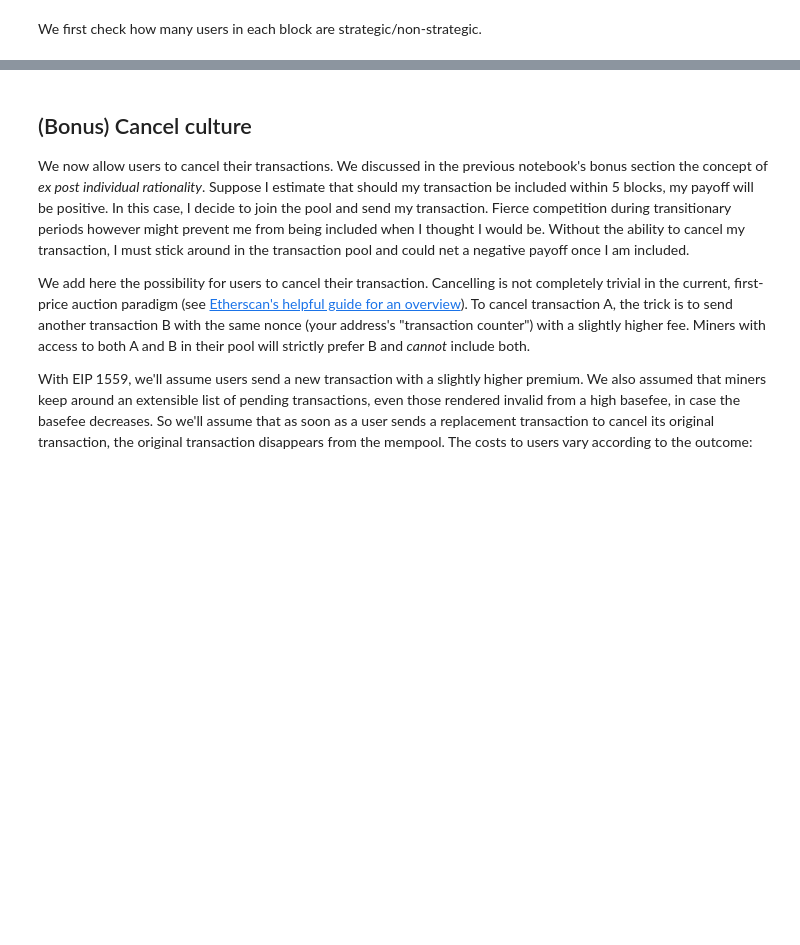
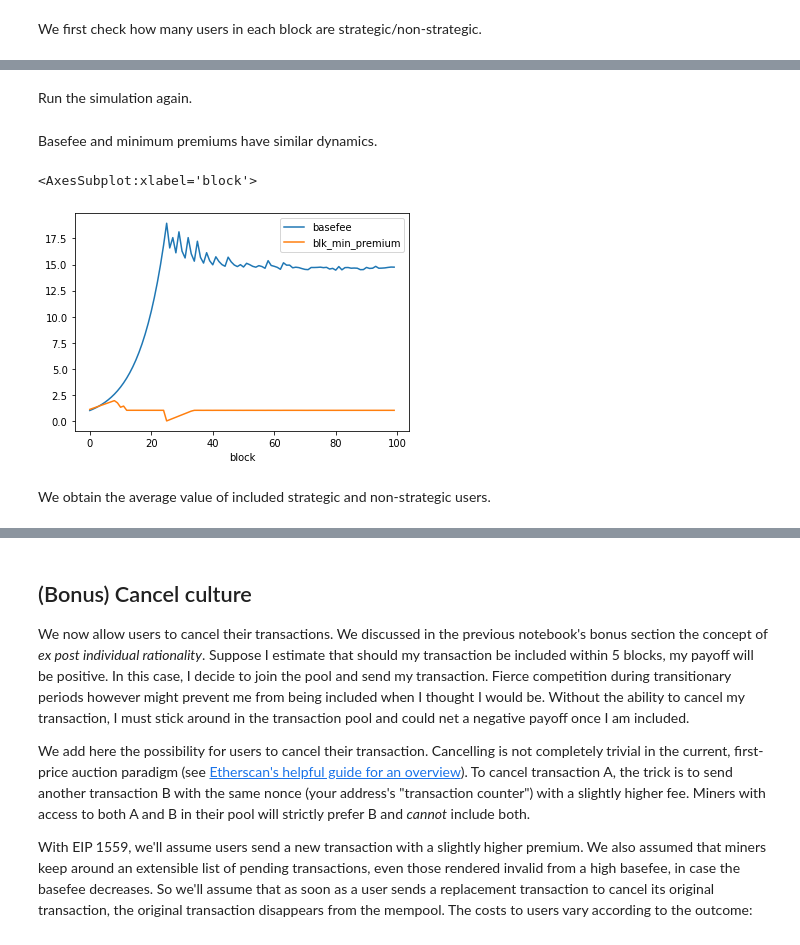
Before and after one commit to ethereum/abm1559, a Jupyter notebook: notebooks/strategicUser.ipynb, the cells around one changed output, grey strips where cells are left out. Saved outputs shown, nothing was run; the diff lists cells and outputs as text; code cells hidden in the pictures; blank space fills up the shorter version.

```diff
--- a/notebooks/strategicUser.ipynb
+++ b/notebooks/strategicUser.ipynb
@@ -316,0 +388,19 @@ txs_per_user_type.plot("block_height", "percent_strategic")
+# %% [markdown]
+Run the simulation again.
+# %%
+strategic_share = 0.5
+shares_scenario = [{
+    StrategicUser: strategic_share,
+    OptimisticUser: 1 - strategic_share,
+} for i in range(blocks)]
+
+(df, user_pool, chain) = simulate(demand_scenario, shares_scenario)
+# %% [markdown]
+Basefee and minimum premiums have similar dynamics.
+# %%
+df.plot("block", ["basefee", "blk_min_premium"])
+# %% [output]
+<AxesSubplot:xlabel='block'>
+[figure, added]
+# %% [markdown]
+We obtain the average value of included strategic and non-strategic users.
```
Also changed, not shown: parts of 31 cells of this notebook.
